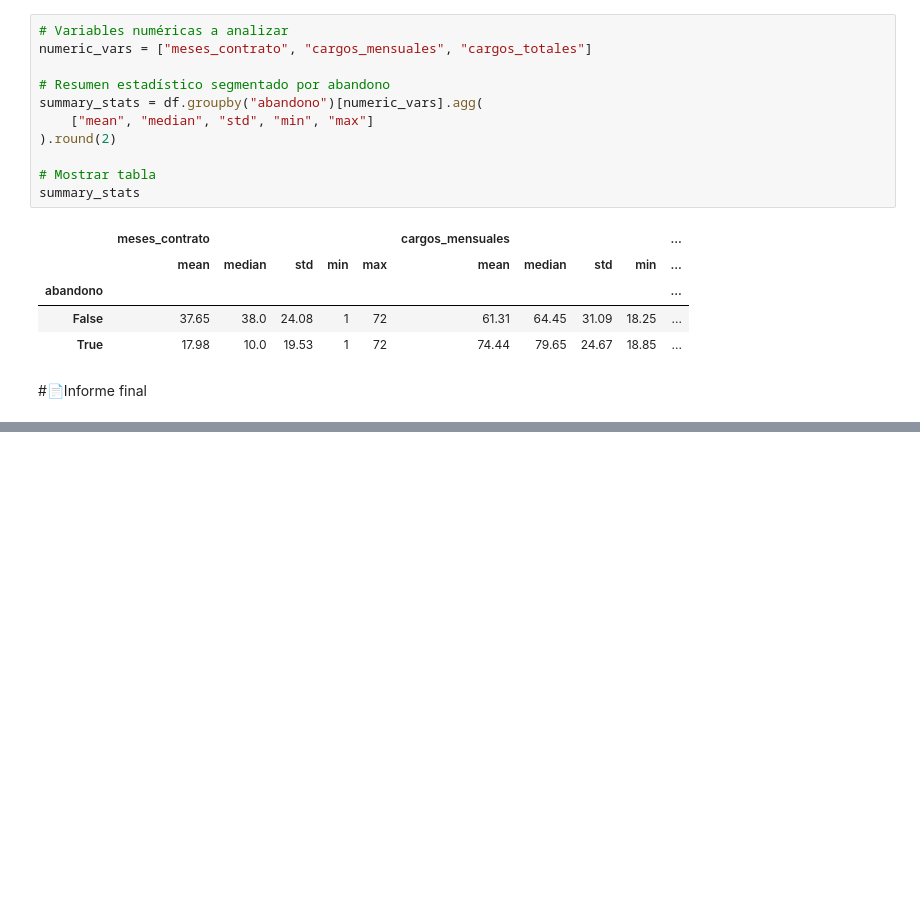
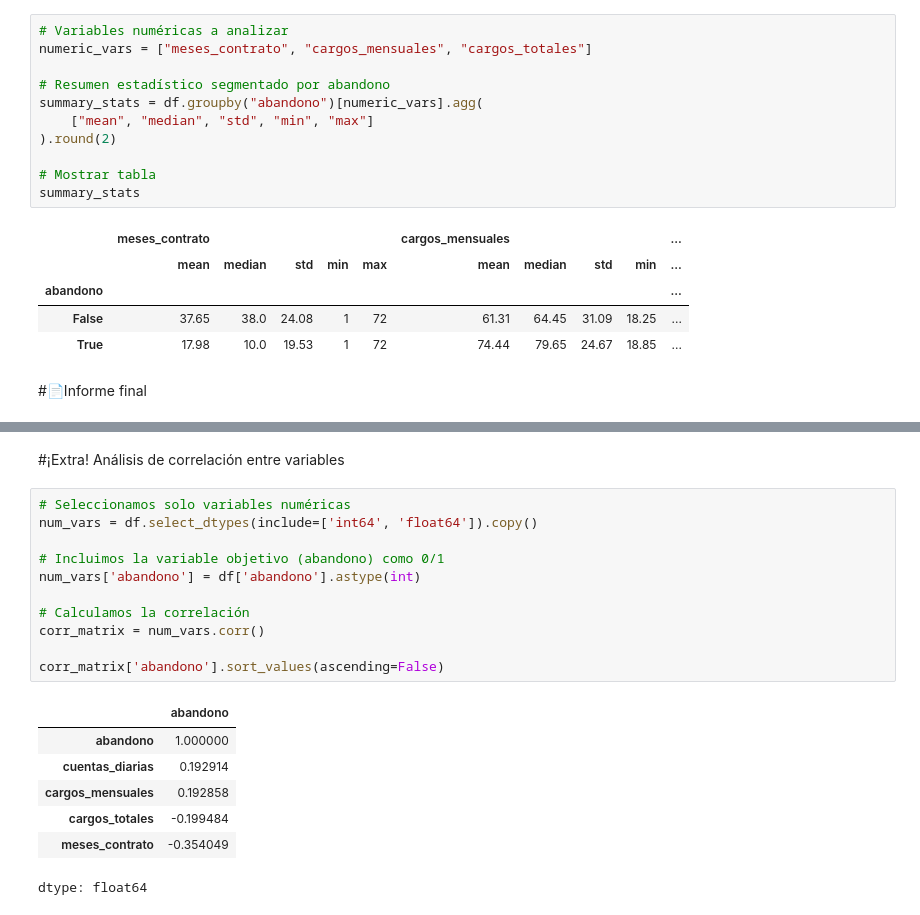
Before and after one commit to Tora0407/Challenge-TelecomX-Fase1, a Jupyter notebook: TelecomX_LATAM.ipynb, the cells around one changed output, grey strips where cells are left out. Drawn from its saved outputs; the diff is of its cells as text; blank space fills up the shorter version.

```diff
--- a/TelecomX_LATAM.ipynb
+++ b/TelecomX_LATAM.ipynb
@@ -735,3 +733,24 @@ Incluye visualizaciones de:
 2. Promover el pago automático como método de pago preferente.
 3. Diseñar estrategias de fidelización para nuevos clientes durante sus primeros meses.
 4. Mejorar la calidad y percepción de los servicios de internet y soporte técnico.
+# %% [markdown]
+#¡Extra! Análisis de correlación entre variables
+# %%
+# Seleccionamos solo variables numéricas
+num_vars = df.select_dtypes(include=['int64', 'float64']).copy()
+
+# Incluimos la variable objetivo (abandono) como 0/1
+num_vars['abandono'] = df['abandono'].astype(int)
+
+# Calculamos la correlación
+corr_matrix = num_vars.corr()
+
+corr_matrix['abandono'].sort_values(ascending=False)
+# %% [output]
+|  | abandono |
+| abandono | 1.000000 |
+| cuentas_diarias | 0.192914 |
+| cargos_mensuales | 0.192858 |
+| cargos_totales | -0.199484 |
+| meses_contrato | -0.354049 |
+dtype: float64
```
Also changed, not shown: parts of 9 cells of this notebook.
